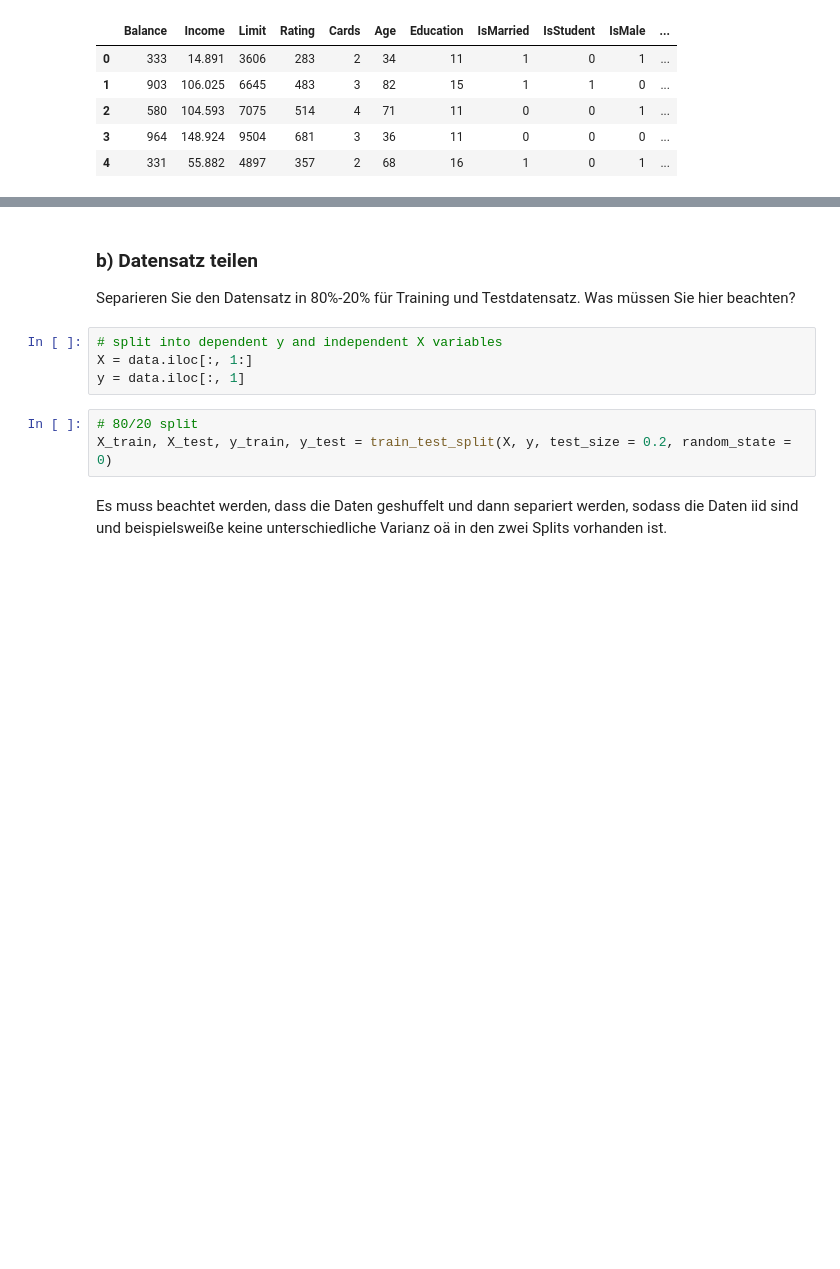
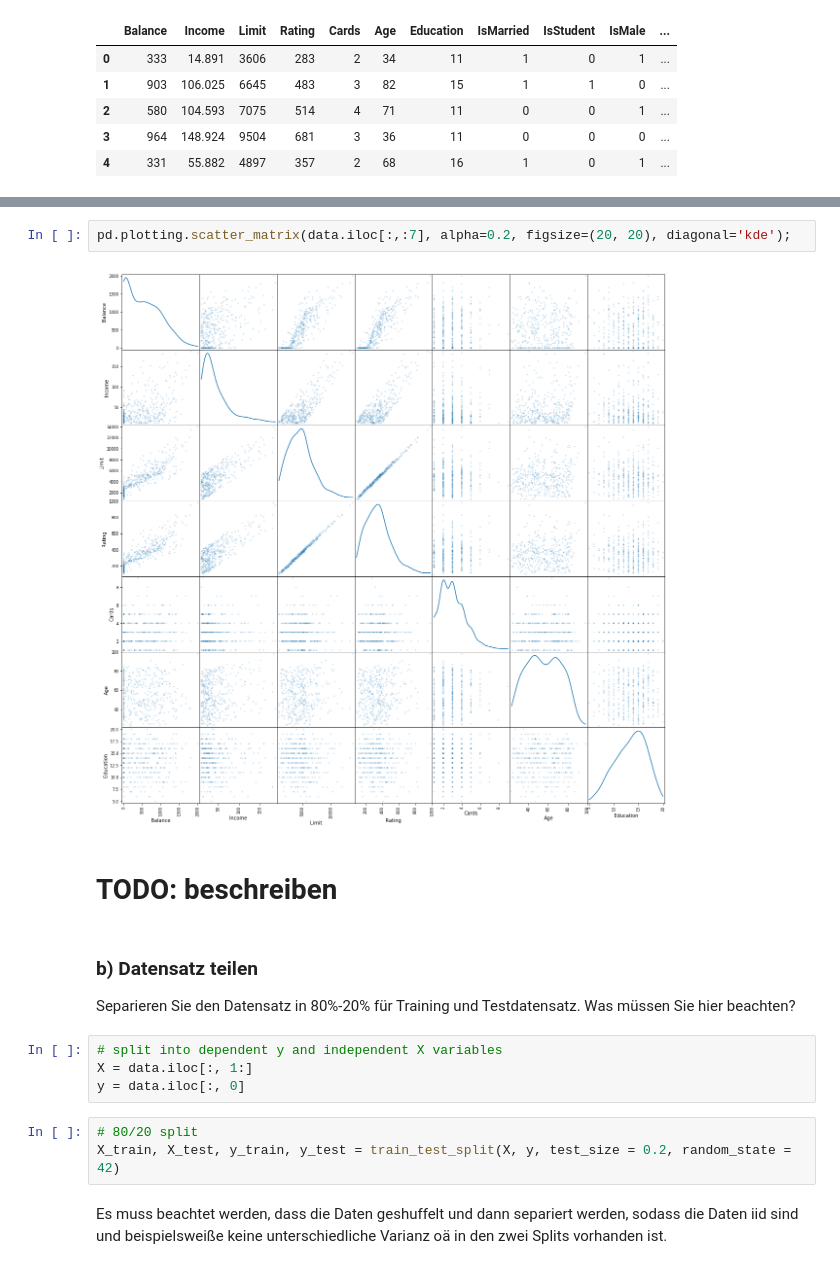
Before and after one commit to tecoKIT/smart-data-analytics, a Jupyter notebook: Uebung1/Exercise4_Carmen.ipynb, the cells around one changed output, grey strips where cells are left out. Drawn from its saved outputs; the diff is of its cells as text; blank space fills up the shorter version.

Commit message:
first review, random forest not working

```diff
--- a/Uebung1/Exercise4_Carmen.ipynb
+++ b/Uebung1/Exercise4_Carmen.ipynb
@@ -204,13 +183,19 @@ data.head()
+# %%
+pd.plotting.scatter_matrix(data.iloc[:,:7], alpha=0.2, figsize=(20, 20), diagonal='kde');
+# %% [output]
+[figure, added]
+# %% [markdown]
+# TODO: beschreiben
 # %% [markdown]
 ### b) Datensatz teilen
 Separieren Sie den Datensatz in 80%-20% für Training und Testdatensatz. Was müssen Sie hier beachten?
 # %%
 # split into dependent y and independent X variables
 X = data.iloc[:, 1:]
-y = data.iloc[:, 1]
+y = data.iloc[:, 0]
 # %%
 # 80/20 split
-X_train, X_test, y_train, y_test = train_test_split(X, y, test_size = 0.2, random_state = 0)
+X_train, X_test, y_train, y_test = train_test_split(X, y, test_size = 0.2, random_state = 42)
 # %% [markdown]
 Es muss beachtet werden, dass die Daten geshuffelt und dann separiert werden, sodass die Daten iid sind und beispielsweiße keine unterschiedliche Varianz oä in den zwei Splits vorhanden ist.
 # %% [markdown]
```
Also changed, not shown: parts of 34 cells of this notebook.
